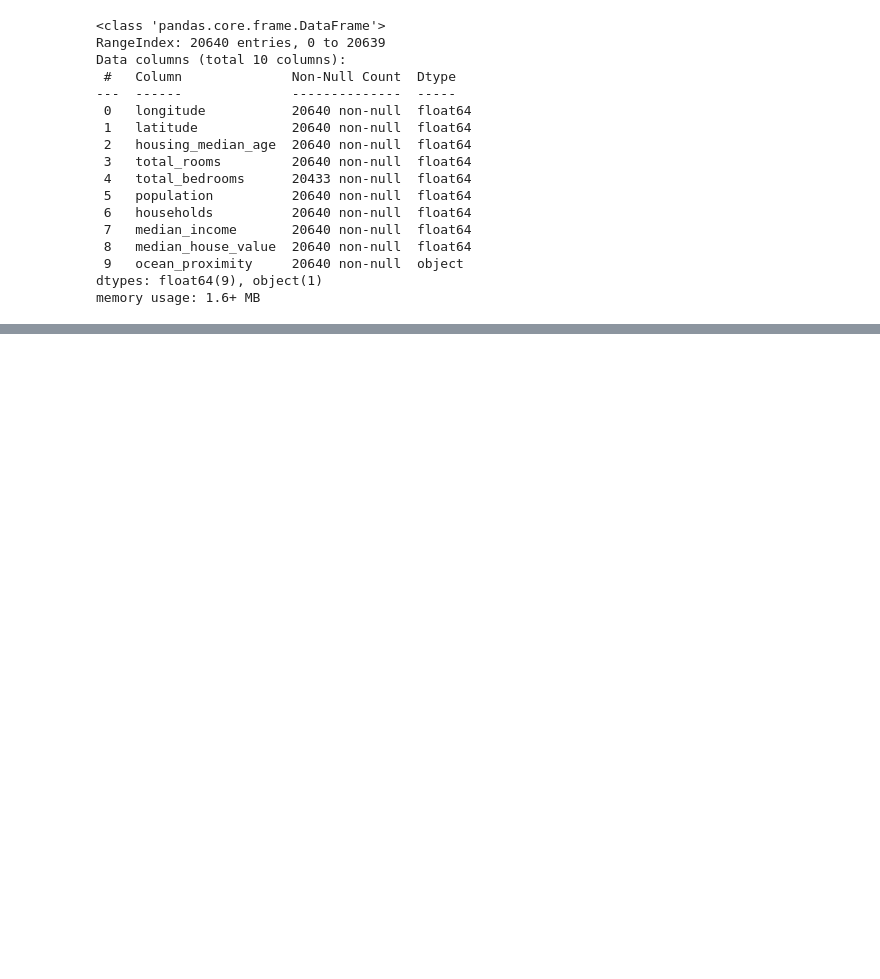
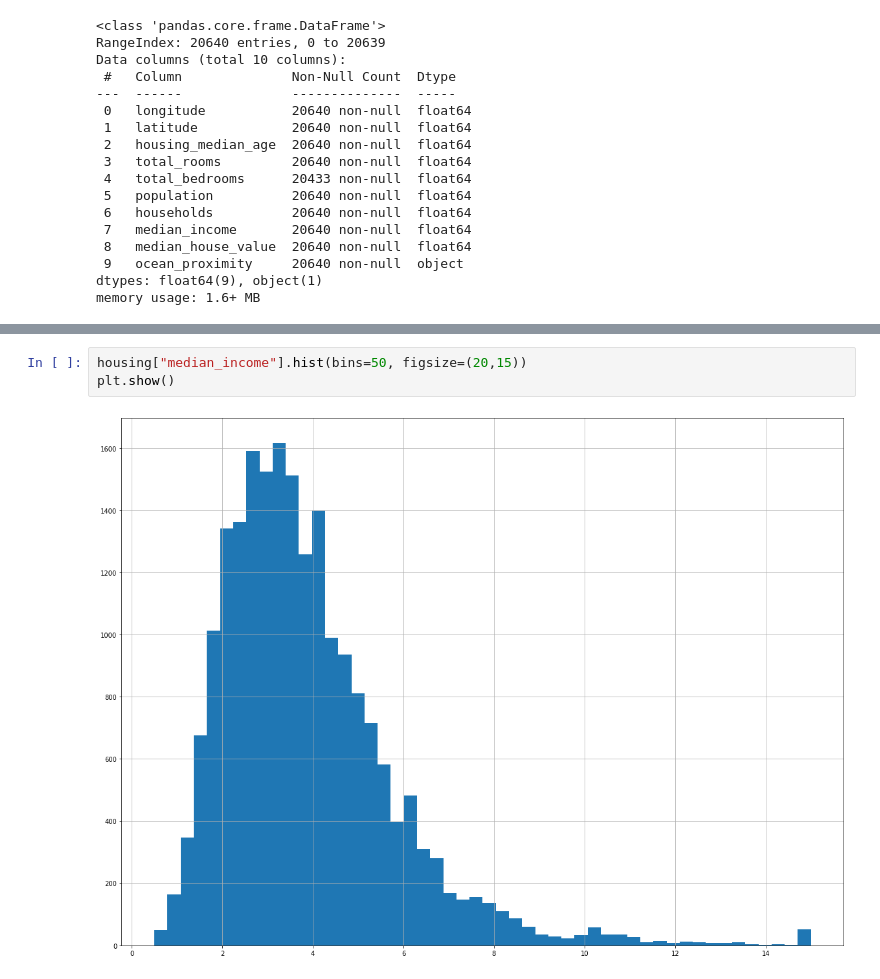
Before and after one commit to lee0ray/handsonml, a Jupyter notebook: Housing.ipynb, the cells around one changed output, grey strips where cells are left out. Drawn from its saved outputs; the diff is of its cells as text; blank space fills up the shorter version.

```diff
--- a/Housing.ipynb
+++ b/Housing.ipynb
@@ -55,0 +95,5 @@ memory usage: 1.6+ MB
+# %%
+housing["median_income"].hist(bins=50, figsize=(20,15))
+plt.show()
+# %% [output]
+[figure, added]
```
Also changed, not shown: parts of 82 cells of this notebook, 1 other file.
